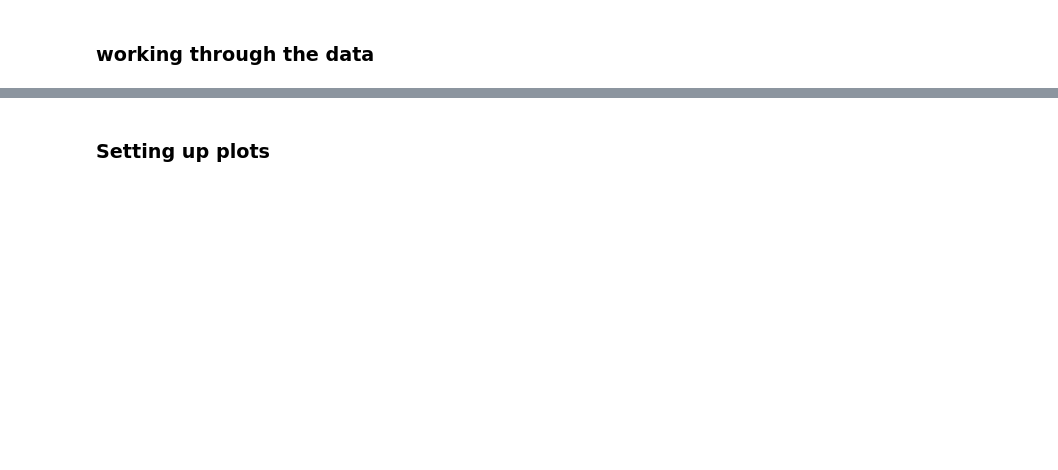
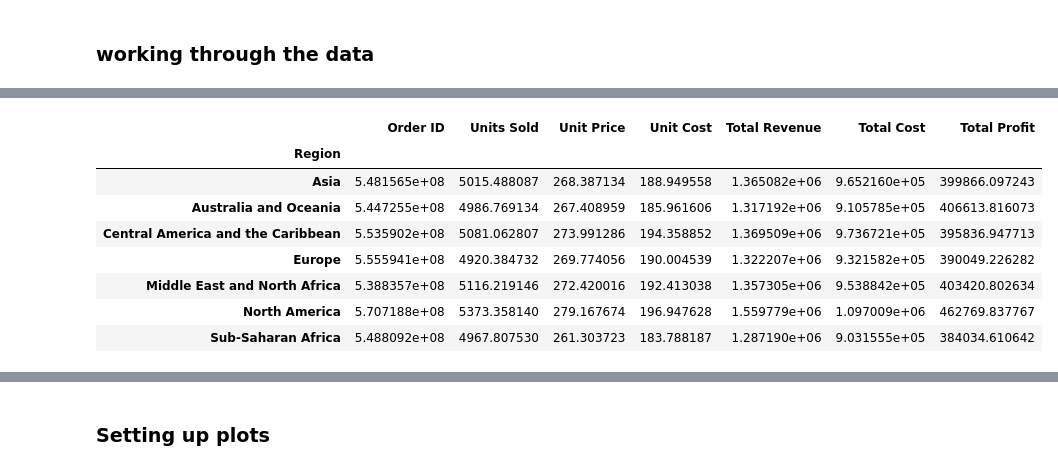
Before and after one commit to poxford3/jupyter, a Jupyter notebook: working_file.ipynb, the cells around one changed output, grey strips where cells are left out. Drawn from its saved outputs; the diff is of its cells as text; code cells hidden in the pictures; blank space fills up the shorter version.

```diff
--- a/working_file.ipynb
+++ b/working_file.ipynb
@@ -52,0 +42,4 @@ cyl5.head(10)
+# %%
+df['Order Date'] = pd.to_datetime(df['Order Date'])
+
+df.head()
@@ -52,0 +71,12 @@ cyl5.head(10)
+# %%
+df.groupby('Region').mean() # ['Total Profit']
+# %% [output]
+|  | Order ID | Units Sold | Unit Price | Unit Cost | Total Revenue | Total Cost | Total Profit |
+| Region |  |  |  |  |  |  |  |
+| Asia | 5.481565e+08 | 5015.488087 | 268.387134 | 188.949558 | 1.365082e+06 | 9.652160e+05 | 399866.097243 |
+| Australia and Oceania | 5.447255e+08 | 4986.769134 | 267.408959 | 185.961606 | 1.317192e+06 | 9.105785e+05 | 406613.816073 |
+| Central America and the Caribbean | 5.535902e+08 | 5081.062807 | 273.991286 | 194.358852 | 1.369509e+06 | 9.736721e+05 | 395836.947713 |
+| Europe | 5.555941e+08 | 4920.384732 | 269.774056 | 190.004539 | 1.322207e+06 | 9.321582e+05 | 390049.226282 |
+| Middle East and North Africa | 5.388357e+08 | 5116.219146 | 272.420016 | 192.413038 | 1.357305e+06 | 9.538842e+05 | 403420.802634 |
+| North America | 5.707188e+08 | 5373.358140 | 279.167674 | 196.947628 | 1.559779e+06 | 1.097009e+06 | 462769.837767 |
+| Sub-Saharan Africa | 5.488092e+08 | 4967.807530 | 261.303723 | 183.788187 | 1.287190e+06 | 9.031555e+05 | 384034.610642 |
```
Also changed, not shown: parts of 14 cells of this notebook, 4 other files.
